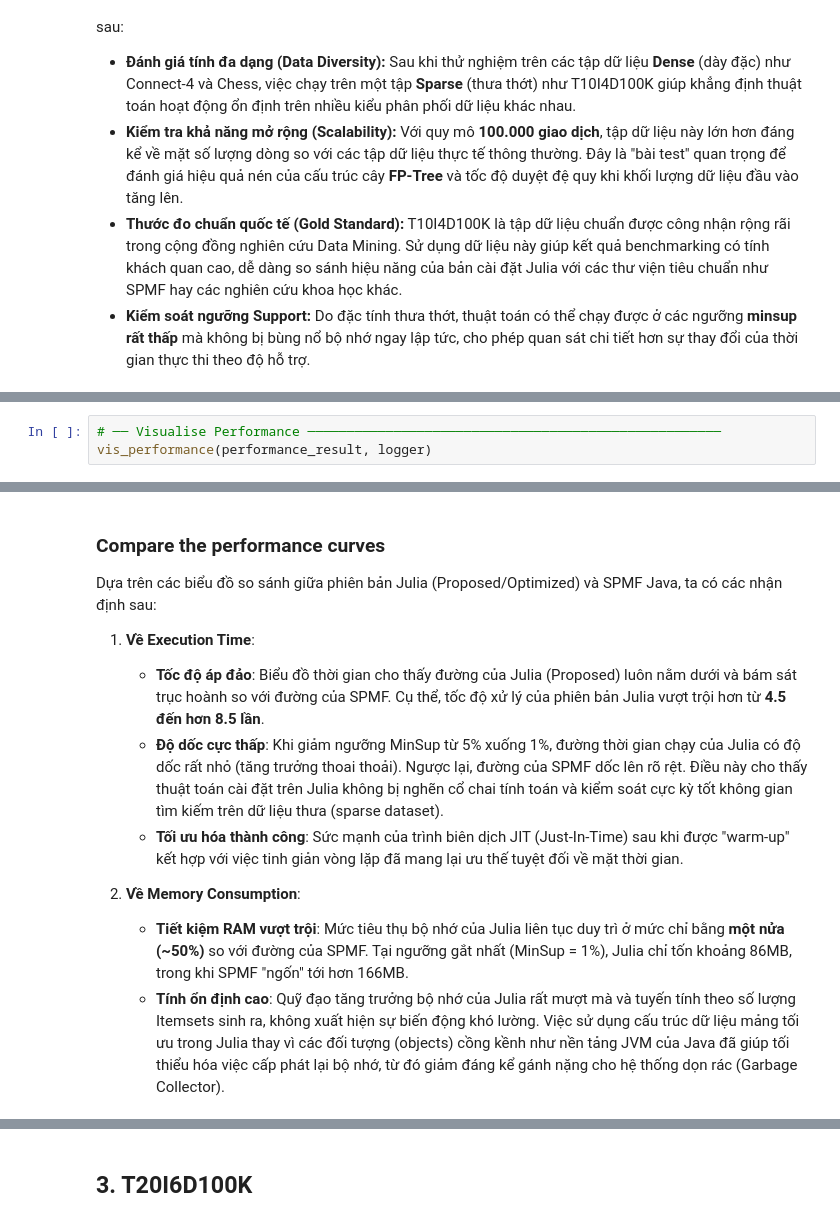
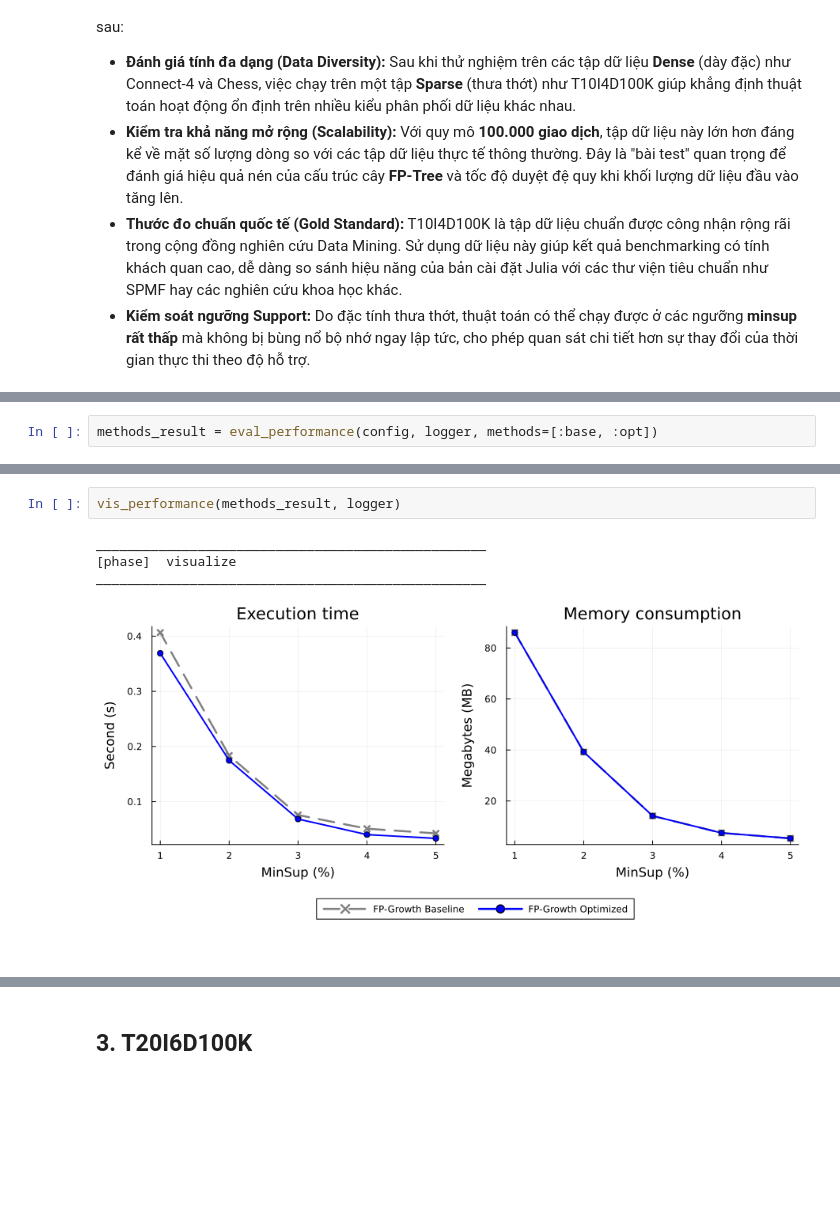
Before and after one commit to HungHiHung10/Lab02-Data-Mining, a Jupyter notebook: notebooks/02_bechmarking.ipynb, the cells around one changed output, grey strips where cells are left out. Cells and saved outputs as stored; diff of their text form; blank space fills up the shorter version.

Commit message:
refactor: update indices and performance analysis for 2nd and 3rd datasets in benchmarking notebook

```diff
--- a/notebooks/02_bechmarking.ipynb
+++ b/notebooks/02_bechmarking.ipynb
@@ -475,3 +573,2 @@ Dựa trên biểu đồ và bảng kết quả thực thi của tập T10I4D100
 # %%
-# ── Visualise Performance ─────────────────────────────────────────────────────
-vis_performance(performance_result, logger)
+methods_result = eval_performance(config, logger, methods=[:base, :opt])
@@ -478,13 +606,7 @@ vis_performance(performance_result, logger)
-# %% [markdown]
-### **Compare the performance curves**
-
-Dựa trên các biểu đồ so sánh giữa phiên bản Julia (Proposed/Optimized) và SPMF Java, ta có các nhận định sau:
-
-1. **Về Execution Time**:
-    - **Tốc độ áp đảo**: Biểu đồ thời gian cho thấy đường của Julia (Proposed) luôn nằm dưới và bám sát trục hoành so với đường của SPMF. Cụ thể, tốc độ xử lý của phiên bản Julia vượt trội hơn từ **4.5 đến hơn 8.5 lần**.
-    - **Độ dốc cực thấp**: Khi giảm ngưỡng MinSup từ 5% xuống 1%, đường thời gian chạy của Julia có độ dốc rất nhỏ (tăng trưởng thoai thoải). Ngược lại, đường của SPMF dốc lên rõ rệt. Điều này cho thấy thuật toán cài đặt trên Julia không bị nghẽn cổ chai tính toán và kiểm soát cực kỳ tốt không gian tìm kiếm trên dữ liệu thưa (sparse dataset).
-    - **Tối ưu hóa thành công**: Sức mạnh của trình biên dịch JIT (Just-In-Time) sau khi được "warm-up" kết hợp với việc tinh giản vòng lặp đã mang lại ưu thế tuyệt đối về mặt thời gian.
-
-2. **Về Memory Consumption**:
-    - **Tiết kiệm RAM vượt trội**: Mức tiêu thụ bộ nhớ của Julia liên tục duy trì ở mức chỉ bằng **một nửa (~50%)** so với đường của SPMF. Tại ngưỡng gắt nhất (MinSup = 1%), Julia chỉ tốn khoảng 86MB, trong khi SPMF "ngốn" tới hơn 166MB.
-    - **Tính ổn định cao**: Quỹ đạo tăng trưởng bộ nhớ của Julia rất mượt mà và tuyến tính theo số lượng Itemsets sinh ra, không xuất hiện sự biến động khó lường. Việc sử dụng cấu trúc dữ liệu mảng tối ưu trong Julia thay vì các đối tượng (objects) cồng kềnh như nền tảng JVM của Java đã giúp tối thiểu hóa việc cấp phát lại bộ nhớ, từ đó giảm đáng kể gánh nặng cho hệ thống dọn rác (Garbage Collector).
+# %%
+vis_performance(methods_result, logger)
+# %% [output]
+__________________________________________________
+[phase]  visualize
+__________________________________________________
+[figure, added]
```
Also changed, not shown: parts of 42 cells of this notebook.
